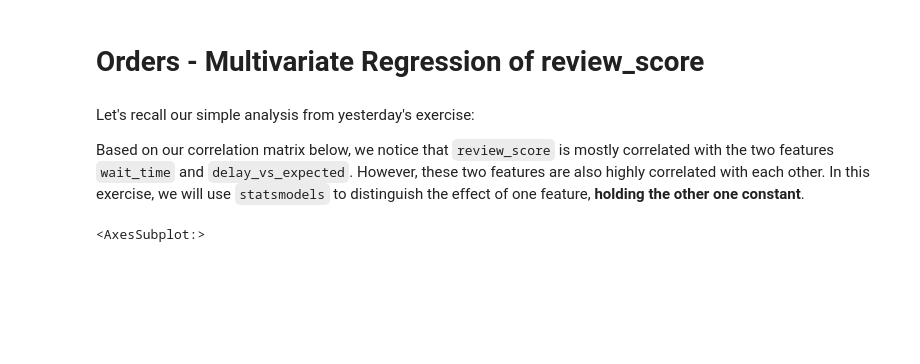
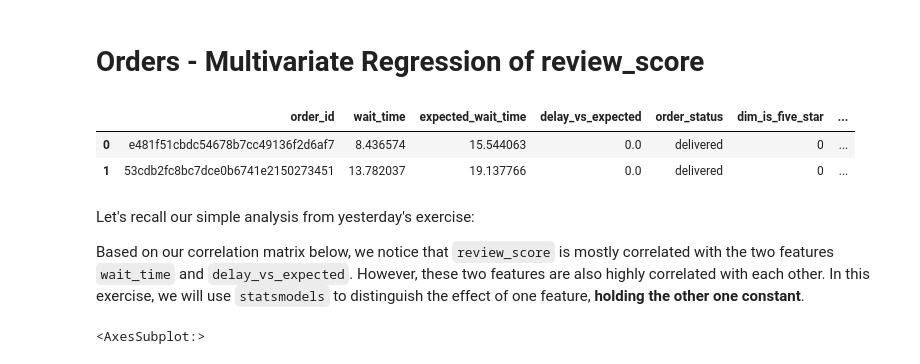
Before and after one commit to Nandosoq/nandoproject, a Jupyter notebook: 04-Decision-Science/03-Linear-Regression/01-Orders-Regression/orders_regression.ipynb, the cells around one changed output. Drawn from its saved outputs; the diff is of its cells as text; code cells hidden in the pictures; blank space fills up the shorter version.

```diff
--- a/04-Decision-Science/03-Linear-Regression/01-Orders-Regression/orders_regression.ipynb
+++ b/04-Decision-Science/03-Linear-Regression/01-Orders-Regression/orders_regression.ipynb
@@ -15,6 +15,12 @@ and paste it into your olist/orders.py file, if you weren't able to complete it
 # import orders dataset
 from olist.order import Order
 orders = Order().get_training_data(with_distance_seller_customer=True)
+# %%
+orders.head(2)
+# %% [output]
+|  | order_id | wait_time | expected_wait_time | delay_vs_expected | order_status | dim_is_five_star | ... |
+| 0 | e481f51cbdc54678b7cc49136f2d6af7 | 8.436574 | 15.544063 | 0.0 | delivered | 0 | ... |
+| 1 | 53cdb2fc8bc7dce0b6741e2150273451 | 13.782037 | 19.137766 | 0.0 | delivered | 0 | ... |
 # %% [markdown]
 Let's recall our simple analysis from yesterday's exercise:
 
```
Also changed, not shown: parts of 6 cells of this notebook.
